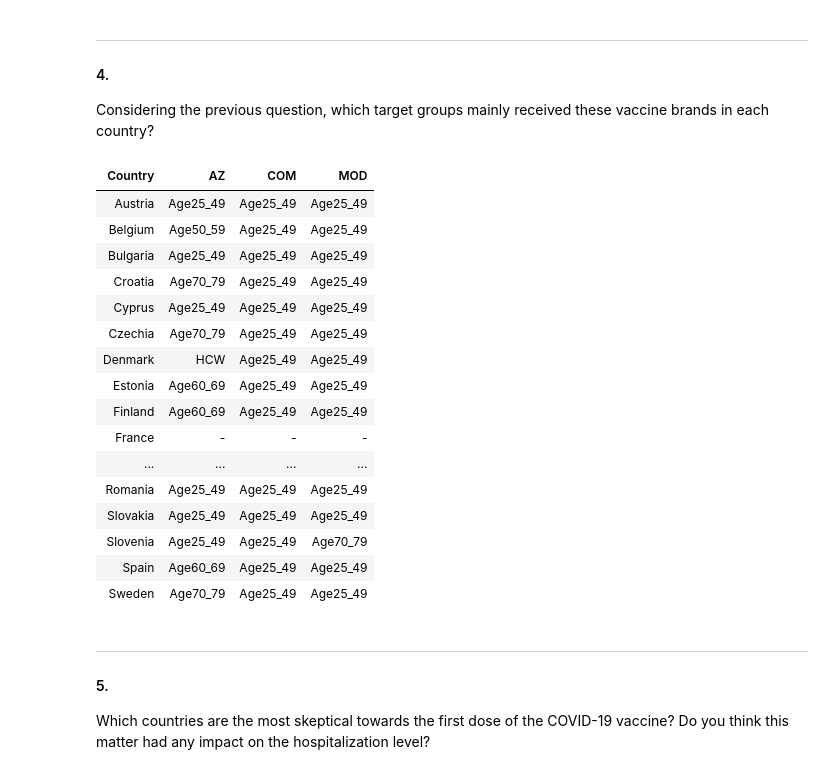
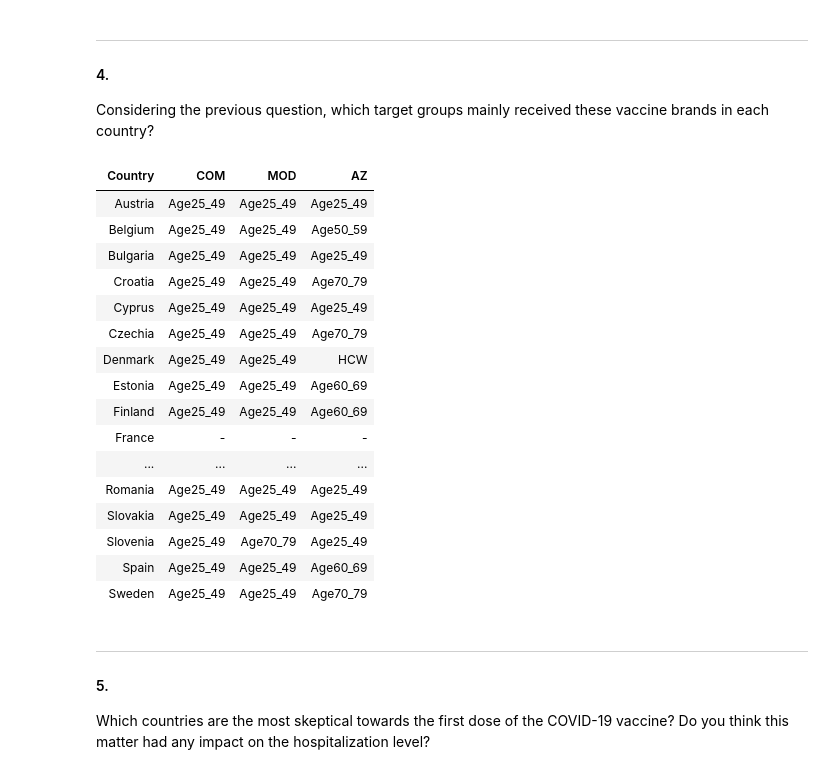
Before and after one commit to Globose/dv1597, a Jupyter notebook: a2/book.ipynb, the cells around one changed output. Drawn from its saved outputs; the diff is of its cells as text; code cells hidden in the pictures.

```diff
--- a/a2/book.ipynb
+++ b/a2/book.ipynb
@@ -380,51 +378,57 @@ largest_target_group_df = grouped.apply(get_largest_target_group)
 largest_target_group_df = largest_target_group_df.reset_index(drop=True)
 largest_target_group_df = largest_target_group_df[largest_target_group_df['Doses'] != 0]
 largest_target_group_df['Country'] = largest_target_group_df['ReportingCountry'].map(name_dict)
 
 # Create table with vaccine as columns
 df = largest_target_group_df.pivot_table(index='Country', columns='Vaccine', values='TargetGroup', aggfunc='sum').reset_index()
 # display(df)
 
-data = {'Country':[], 'AZ':[], 'COM':[], 'MOD':[]}
+data = {'Country':[], 'COM':[], 'MOD':[], 'AZ':[]}
 
 # Rearrange the data, create new Dataframe, add missing countries (Germany and France)
 for c in name_dict.values():
     data['Country'].append(c)
     slice = df[df['Country'] == c]
     if len(slice) == 0: # Countries with no data
         data['AZ'].append('-')
         data['COM'].append('-')
         data['MOD'].append('-')
     else:
         # Add TargetGroup data
         if c == 'Liechtenstein':
             data['AZ'].append('-') # Deals with NaN-value
         else:
             data['AZ'].append(slice.values[0][1])
         data['COM'].append(slice.values[0][2])
         data['MOD'].append(slice.values[0][3])
 
 # FRANCE and GERMANY all vaccines are UNK
 df = pd.DataFrame(data)
 display(df.style.hide())
+
+# Save as LaTeX tables
+# latex_table = df.style.hide().to_latex(caption='Top 3 vaccine brands target groups')
+# latex_table = latex_table.replace('\\begin{table}', '\\begin{table}[H] \scriptsize')
+# latex_table = latex_table.replace('_', '\\_')
+# print(latex_table)
 # %% [output]
-| Country | AZ | COM | MOD |
+| Country | COM | MOD | AZ |
 | Austria | Age25_49 | Age25_49 | Age25_49 |
-| Belgium | Age50_59 | Age25_49 | Age25_49 |
+| Belgium | Age25_49 | Age25_49 | Age50_59 |
 | Bulgaria | Age25_49 | Age25_49 | Age25_49 |
-| Croatia | Age70_79 | Age25_49 | Age25_49 |
+| Croatia | Age25_49 | Age25_49 | Age70_79 |
 | Cyprus | Age25_49 | Age25_49 | Age25_49 |
-| Czechia | Age70_79 | Age25_49 | Age25_49 |
-| Denmark | HCW | Age25_49 | Age25_49 |
-| Estonia | Age60_69 | Age25_49 | Age25_49 |
-| Finland | Age60_69 | Age25_49 | Age25_49 |
+| Czechia | Age25_49 | Age25_49 | Age70_79 |
+| Denmark | Age25_49 | Age25_49 | HCW |
+| Estonia | Age25_49 | Age25_49 | Age60_69 |
+| Finland | Age25_49 | Age25_49 | Age60_69 |
 | France | - | - | - |
 | ... | ... | ... | ... |
 | Romania | Age25_49 | Age25_49 | Age25_49 |
 | Slovakia | Age25_49 | Age25_49 | Age25_49 |
-| Slovenia | Age25_49 | Age25_49 | Age70_79 |
-| Spain | Age60_69 | Age25_49 | Age25_49 |
-| Sweden | Age70_79 | Age25_49 | Age25_49 |
+| Slovenia | Age25_49 | Age70_79 | Age25_49 |
+| Spain | Age25_49 | Age25_49 | Age60_69 |
+| Sweden | Age25_49 | Age25_49 | Age70_79 |
 # %% [markdown]
 ***
 #### 5.
```
Also changed, not shown: parts of 7 cells of this notebook.
